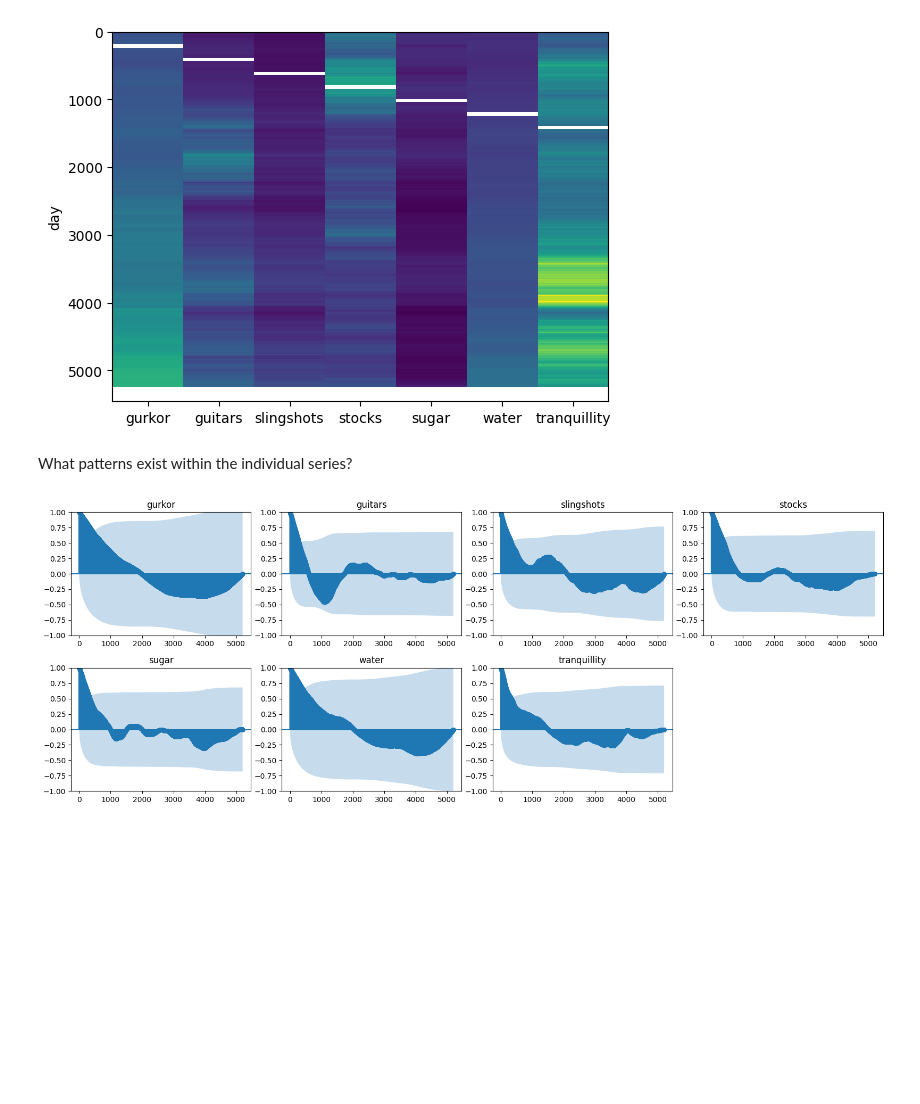
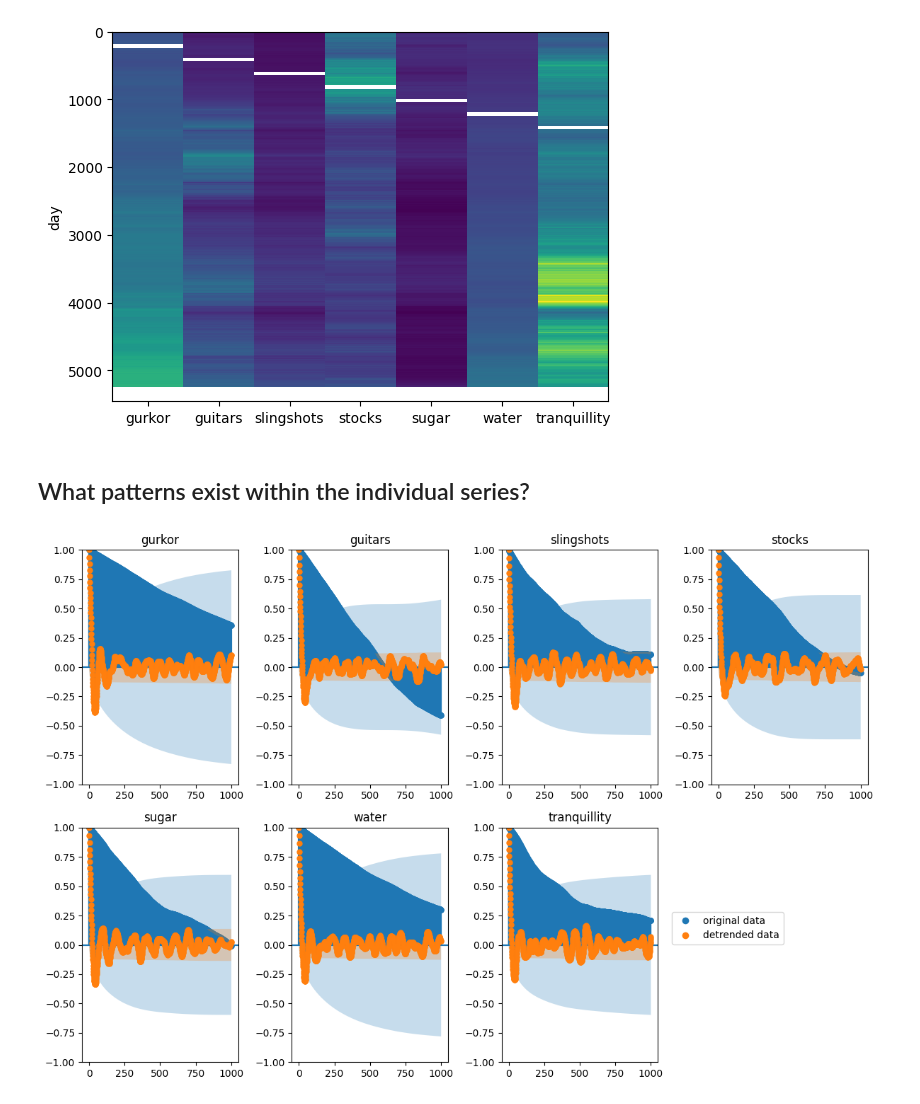
Before and after one commit to luprader/project_FTS, a Jupyter notebook: notebooks/task1_lukas.ipynb, the cells around one changed output. Cells and saved outputs as stored; diff of their text form; code cells hidden in the pictures; blank space fills up the shorter version.

Commit message:
finished first pattern analysis

```diff
--- a/notebooks/task1_lukas.ipynb
+++ b/notebooks/task1_lukas.ipynb
@@ -80,29 +80,52 @@ plt.ylabel("day")
 Text(0, 0.5, 'day')
 [figure]
 # %% [markdown]
-What patterns exist within the individual series?
+## What patterns exist within the individual series?
 # %%
+# Visualise effect of trend and seasonality on ACF
 import statsmodels.api as sm
+from matplotlib.lines import Line2D
 
 data_clean = pd.read_csv("../augmented_data/spiff_data_cleaned.csv", index_col="day")
 
-fig, axes = plt.subplots(2, 4, figsize=(4 * 4, 3 * 2))
-axes = axes.flatten()  # makes indexing easy for any nrows
+fig, axes = plt.subplots(2, 4, figsize=(4 * 3, 4 * 2))
+axes = axes.flatten()
 
 for i, col_name in enumerate(data_clean.columns):
     data_usable = data_clean[col_name].dropna()
+
     sm.graphics.tsa.plot_acf(
         data_usable,
-        lags=len(data_usable)-2,
+        lags=1000,
         ax=axes[i],
-        title=col_name
+        title=col_name,
+        zorder = 1,
+        label="original data"
     )
 
-# hide any unused panels
-for j in range(i + 1, len(axes)):
-    axes[j].set_visible(False)
+    window_size = 100
+    ts_ma = data_clean[col_name].rolling(window=window_size, center=True).mean()
+    ts_detrended = (data_clean[col_name] - ts_ma).dropna().to_numpy()
 
+    sm.graphics.tsa.plot_acf(
+        ts_detrended,
+        lags=1000,
+        ax=axes[i],
+        title=col_name,
+        zorder = 2,
+        label="detrended data"
+    )
+
+# Create legend in bottom right subplot
+axes[7].set_visible(False)
+bbox = axes[7].get_position()
+
+handles = [
+    Line2D([0], [0], marker='o', color='w', markerfacecolor='tab:blue', markersize=8),
+    Line2D([0], [0], marker='o', color='w', markerfacecolor='tab:orange', markersize=8)
+]
+fig.legend(handles, ['original data', 'detrended data'], bbox_to_anchor=bbox, loc='center', frameon=True)
 plt.tight_layout()
 plt.show()
 # %% [output]
-[figure, old version]
+[figure, new version]
```
Also changed, not shown: parts of 7 cells of this notebook, 1 other file.
